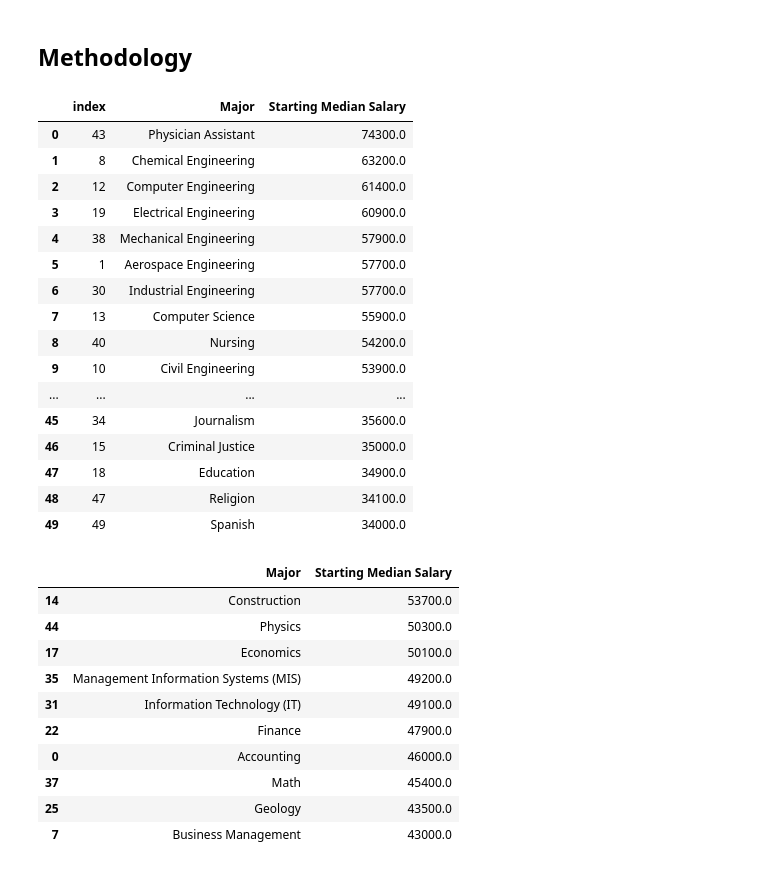
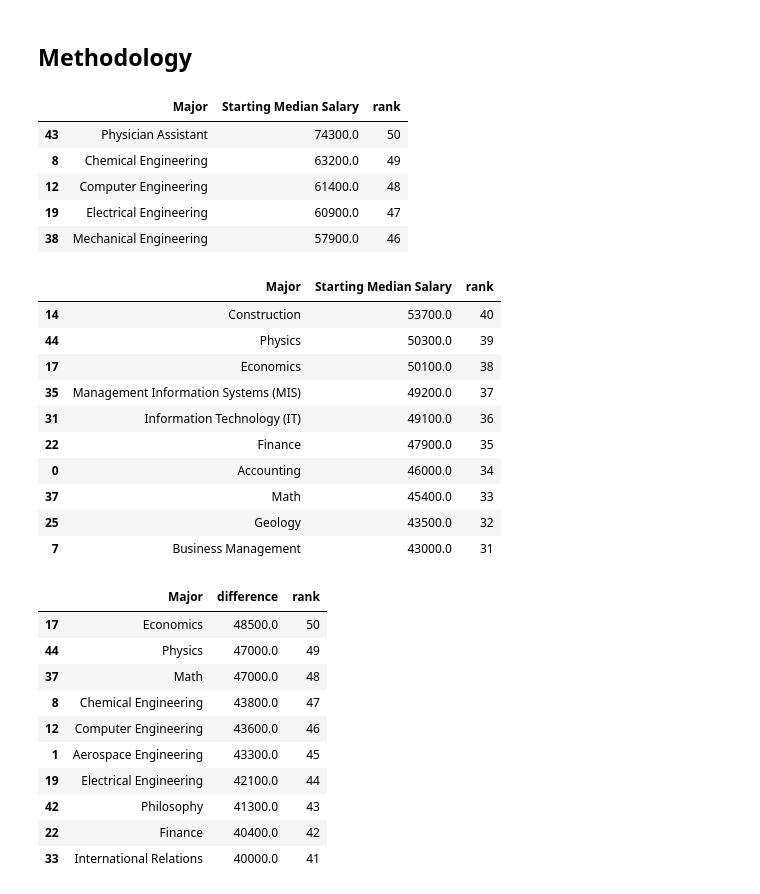
Before and after one commit to UU-Data-Science-Project/Degree-Analyzer, a Jupyter notebook: Project_File.ipynb, the cells around one changed output. Saved outputs shown, nothing was run; the diff lists cells and outputs as text; code cells hidden in the pictures.

```diff
--- a/Project_File.ipynb
+++ b/Project_File.ipynb
@@ -254,43 +254,51 @@ plt.legend()
 # %%
 class_start = major[['Major', 'Starting Median Salary']]
 sort = class_start.sort_values(by='Starting Median Salary', ascending=False)
-sort.reset_index()
+sort['rank'] = [51-x for x in range(1,51)]
+sort.head()
 # %% [output]
-|  | index | Major | Starting Median Salary |
-| 0 | 43 | Physician Assistant | 74300.0 |
-| 1 | 8 | Chemical Engineering | 63200.0 |
-| 2 | 12 | Computer Engineering | 61400.0 |
-| 3 | 19 | Electrical Engineering | 60900.0 |
-| 4 | 38 | Mechanical Engineering | 57900.0 |
-| 5 | 1 | Aerospace Engineering | 57700.0 |
-| 6 | 30 | Industrial Engineering | 57700.0 |
-| 7 | 13 | Computer Science | 55900.0 |
-| 8 | 40 | Nursing | 54200.0 |
-| 9 | 10 | Civil Engineering | 53900.0 |
-| ... | ... | ... | ... |
-| 45 | 34 | Journalism | 35600.0 |
-| 46 | 15 | Criminal Justice | 35000.0 |
-| 47 | 18 | Education | 34900.0 |
-| 48 | 47 | Religion | 34100.0 |
-| 49 | 49 | Spanish | 34000.0 |
+|  | Major | Starting Median Salary | rank |
+| 43 | Physician Assistant | 74300.0 | 50 |
+| 8 | Chemical Engineering | 63200.0 | 49 |
+| 12 | Computer Engineering | 61400.0 | 48 |
+| 19 | Electrical Engineering | 60900.0 | 47 |
+| 38 | Mechanical Engineering | 57900.0 | 46 |
 # %%
 list_group = np.array_split(sort, 5)
 list_group[1]
 # %% [output]
-|  | Major | Starting Median Salary |
-| 14 | Construction | 53700.0 |
-| 44 | Physics | 50300.0 |
-| 17 | Economics | 50100.0 |
-| 35 | Management Information Systems (MIS) | 49200.0 |
-| 31 | Information Technology (IT) | 49100.0 |
-| 22 | Finance | 47900.0 |
-| 0 | Accounting | 46000.0 |
-| 37 | Math | 45400.0 |
-| 25 | Geology | 43500.0 |
-| 7 | Business Management | 43000.0 |
+|  | Major | Starting Median Salary | rank |
+| 14 | Construction | 53700.0 | 40 |
+| 44 | Physics | 50300.0 | 39 |
+| 17 | Economics | 50100.0 | 38 |
+| 35 | Management Information Systems (MIS) | 49200.0 | 37 |
+| 31 | Information Technology (IT) | 49100.0 | 36 |
+| 22 | Finance | 47900.0 | 35 |
+| 0 | Accounting | 46000.0 | 34 |
+| 37 | Math | 45400.0 | 33 |
+| 25 | Geology | 43500.0 | 32 |
+| 7 | Business Management | 43000.0 | 31 |
 # %%
 group_1 = pd.DataFrame(list_group[0]).reset_index()
 group_2 = pd.DataFrame(list_group[1]).reset_index()
 group_3 = pd.DataFrame(list_group[2]).reset_index()
 group_4 = pd.DataFrame(list_group[3]).reset_index()
 group_5 = pd.DataFrame(list_group[4]).reset_index()
+# %%
+difference = major[['Major', 'difference']]
+sort_diff = difference.sort_values(by='difference', ascending=False)
+sort_diff['rank'] = [51-x for x in range(1,51)]
+list_diff = np.array_split(sort_diff, 5)
+list_diff[0]
+# %% [output]
+|  | Major | difference | rank |
+| 17 | Economics | 48500.0 | 50 |
+| 44 | Physics | 47000.0 | 49 |
+| 37 | Math | 47000.0 | 48 |
+| 8 | Chemical Engineering | 43800.0 | 47 |
+| 12 | Computer Engineering | 43600.0 | 46 |
+| 1 | Aerospace Engineering | 43300.0 | 45 |
+| 19 | Electrical Engineering | 42100.0 | 44 |
+| 42 | Philosophy | 41300.0 | 43 |
+| 22 | Finance | 40400.0 | 42 |
+| 33 | International Relations | 40000.0 | 41 |
```
Also changed, not shown: parts of 15 cells of this notebook.
